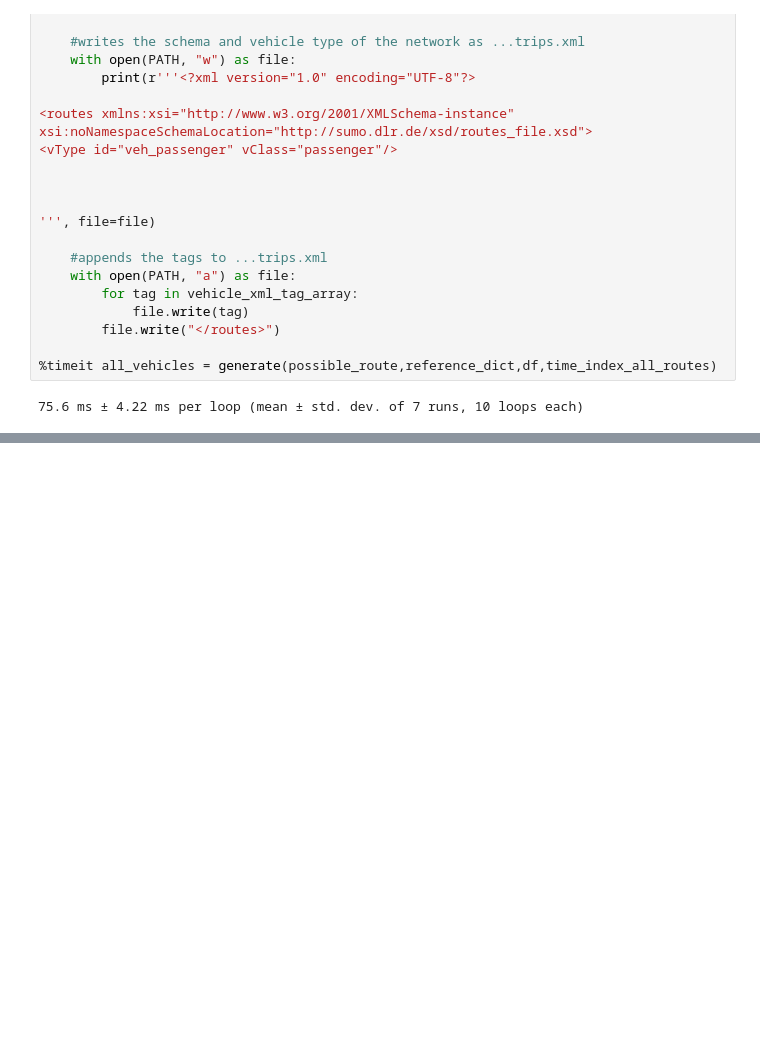
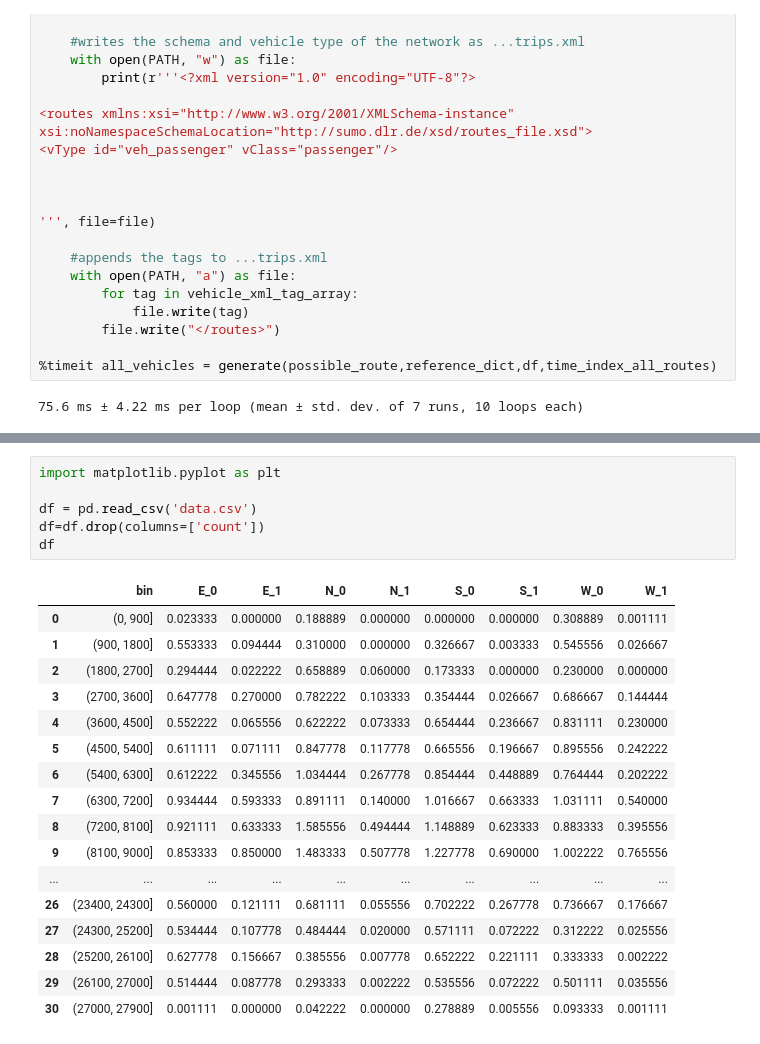
Before and after one commit to gsulay/XUTrafficSignalOptimization2122, a Jupyter notebook: Playground.ipynb, the cells around one changed output, grey strips where cells are left out. Drawn from its saved outputs; the diff is of its cells as text; blank space fills up the shorter version.

```diff
--- a/Playground.ipynb
+++ b/Playground.ipynb
@@ -143,0 +165,24 @@ all_
+# %%
+import matplotlib.pyplot as plt
+
+df = pd.read_csv('data.csv')
+df=df.drop(columns=['count'])
+df
+# %% [output]
+|  | bin | E_0 | E_1 | N_0 | N_1 | S_0 | S_1 | W_0 | W_1 |
+| 0 | (0, 900] | 0.023333 | 0.000000 | 0.188889 | 0.000000 | 0.000000 | 0.000000 | 0.308889 | 0.001111 |
+| 1 | (900, 1800] | 0.553333 | 0.094444 | 0.310000 | 0.000000 | 0.326667 | 0.003333 | 0.545556 | 0.026667 |
+| 2 | (1800, 2700] | 0.294444 | 0.022222 | 0.658889 | 0.060000 | 0.173333 | 0.000000 | 0.230000 | 0.000000 |
+| 3 | (2700, 3600] | 0.647778 | 0.270000 | 0.782222 | 0.103333 | 0.354444 | 0.026667 | 0.686667 | 0.144444 |
+| 4 | (3600, 4500] | 0.552222 | 0.065556 | 0.622222 | 0.073333 | 0.654444 | 0.236667 | 0.831111 | 0.230000 |
+| 5 | (4500, 5400] | 0.611111 | 0.071111 | 0.847778 | 0.117778 | 0.665556 | 0.196667 | 0.895556 | 0.242222 |
+| 6 | (5400, 6300] | 0.612222 | 0.345556 | 1.034444 | 0.267778 | 0.854444 | 0.448889 | 0.764444 | 0.202222 |
+| 7 | (6300, 7200] | 0.934444 | 0.593333 | 0.891111 | 0.140000 | 1.016667 | 0.663333 | 1.031111 | 0.540000 |
+| 8 | (7200, 8100] | 0.921111 | 0.633333 | 1.585556 | 0.494444 | 1.148889 | 0.623333 | 0.883333 | 0.395556 |
+| 9 | (8100, 9000] | 0.853333 | 0.850000 | 1.483333 | 0.507778 | 1.227778 | 0.690000 | 1.002222 | 0.765556 |
+| ... | ... | ... | ... | ... | ... | ... | ... | ... | ... |
+| 26 | (23400, 24300] | 0.560000 | 0.121111 | 0.681111 | 0.055556 | 0.702222 | 0.267778 | 0.736667 | 0.176667 |
+| 27 | (24300, 25200] | 0.534444 | 0.107778 | 0.484444 | 0.020000 | 0.571111 | 0.072222 | 0.312222 | 0.025556 |
+| 28 | (25200, 26100] | 0.627778 | 0.156667 | 0.385556 | 0.007778 | 0.652222 | 0.221111 | 0.333333 | 0.002222 |
+| 29 | (26100, 27000] | 0.514444 | 0.087778 | 0.293333 | 0.002222 | 0.535556 | 0.072222 | 0.501111 | 0.035556 |
+| 30 | (27000, 27900] | 0.001111 | 0.000000 | 0.042222 | 0.000000 | 0.278889 | 0.005556 | 0.093333 | 0.001111 |
```
Also changed, not shown: parts of 5 cells of this notebook.
